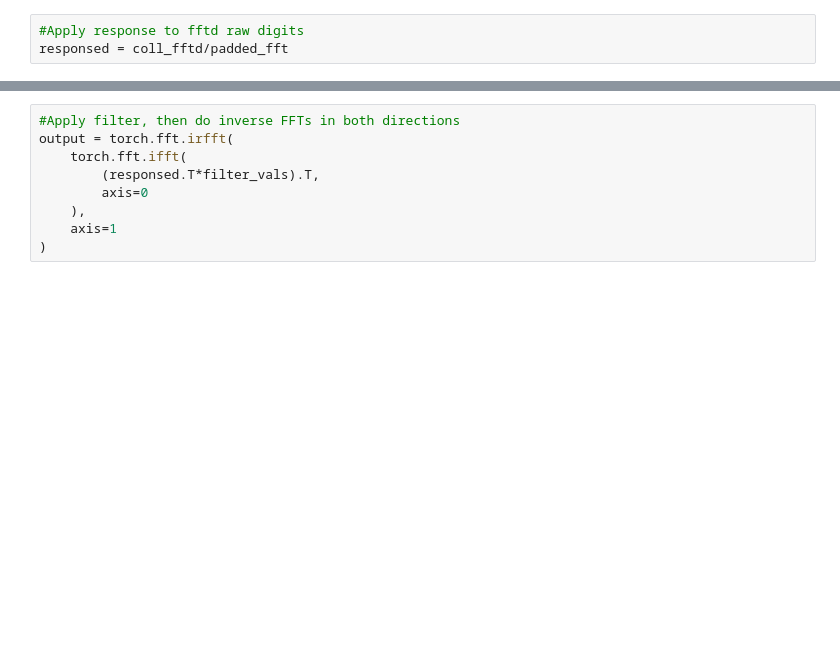
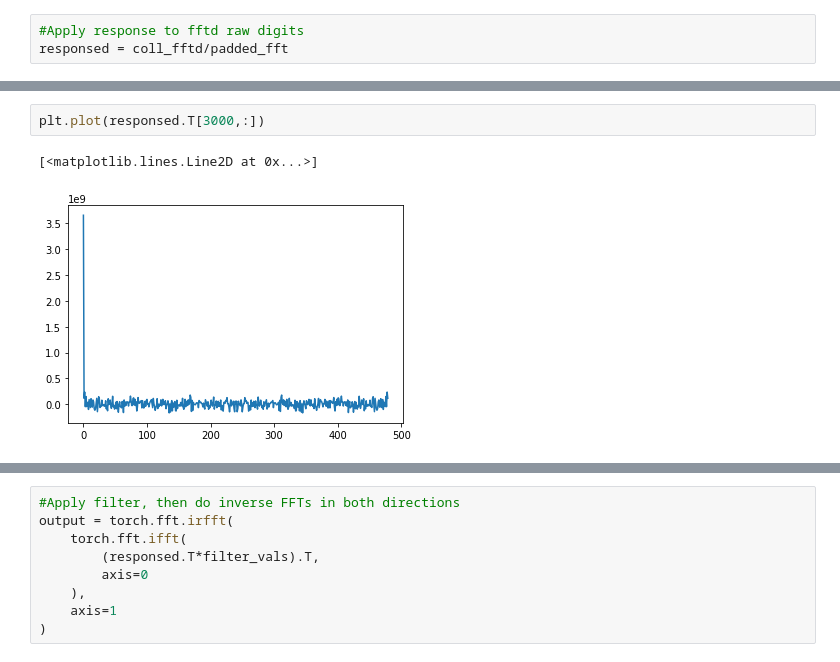
Before and after one commit to calcuttj/pyre-cell, a Jupyter notebook: Response.ipynb, the cells around one changed output, grey strips where cells are left out. Drawn from its saved outputs; the diff is of its cells as text; blank space fills up the shorter version.

```diff
--- a/Response.ipynb
+++ b/Response.ipynb
@@ -146,3 +172,8 @@ filter_vals = np.exp(-.5*(filter_vals/np.sqrt(np.pi))**2)
+# %%
+plt.plot(responsed.T[3000,:])
+# %% [output]
+[<matplotlib.lines.Line2D at 0x...>]
+[figure, added]
 # %%
 plt.plot(filter_vals)
 # %% [output]
```
Also changed, not shown: parts of 38 cells of this notebook, 1 other file.
